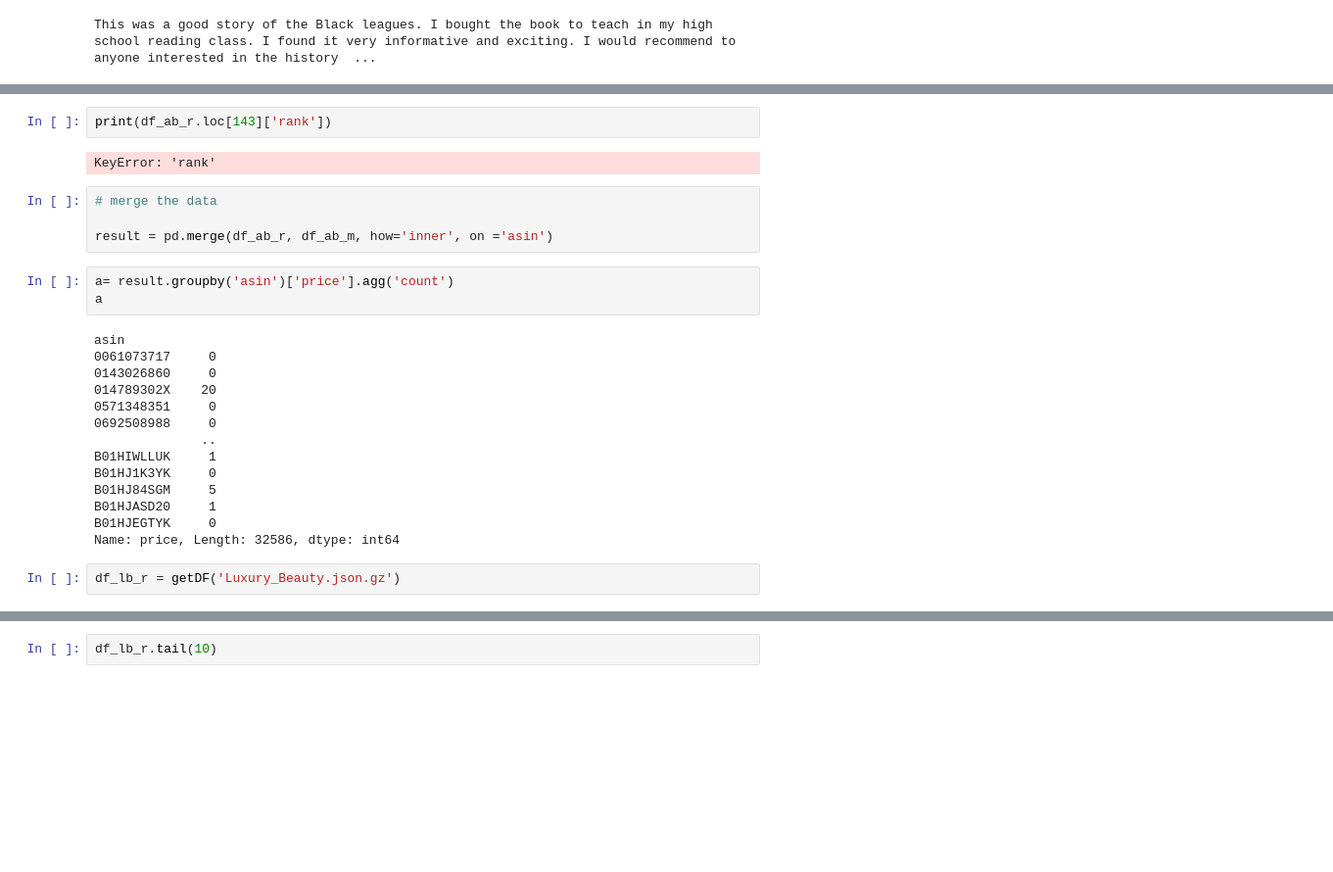
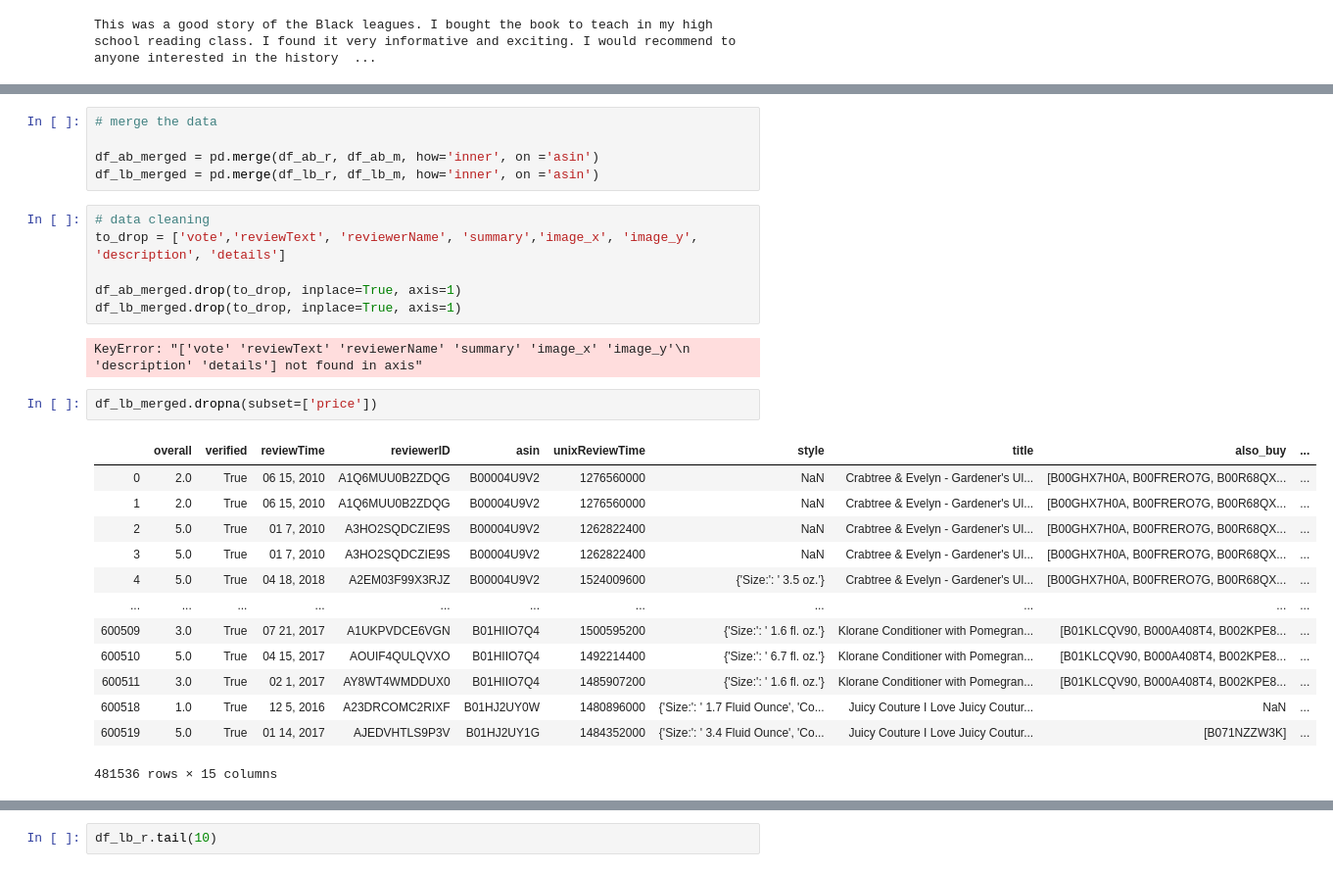
Before and after one commit to tunkymaestro/SMM635-Projects, a Jupyter notebook: Data/Data Visualisation - Group 9 MTP.ipynb, the cells around one changed output, grey strips where cells are left out. Shown at 98% size. Drawn from its saved outputs; the diff is of its cells as text; blank space fills up the shorter version.

```diff
--- a/Data/Data Visualisation - Group 9 MTP.ipynb
+++ b/Data/Data Visualisation - Group 9 MTP.ipynb
@@ -52,30 +53,32 @@ df_ab_m.tail()
 | 32990 | 12 White Feather Shuttlecocks Bir... | [https://images-na.ssl-images-ama... | GBSTORE | 965,673inBeautyPersonalCare( | All Beauty | B01HJASD20 | [Brand new and high quality Enabl... | NaN | NaN | $12.99 | ... |
 | 32991 | FESHFEN Scrunchy Scrunchies Synth... | [https://images-na.ssl-images-ama... | NaN | 478,123inBeautyPersonalCare( | All Beauty | B01HJEGTYK | NaN | [B06XNM7CGD, B071D7TMQS] | [B01HJEGQ6Q, B01L66EYCG, B00H7YZ7... | NaN | ... |
 | 27117 | NaN | [https://images-na.ssl-images-ama... | BCW | NaN | All Beauty | B01A9MZLS4 | NaN | [B00WRYQWW2, B00QGQTVHK, B00VUAYN... | [B00QGQTVHK, B00WRYQWW2, B00WRYP1... | $2.89 - $13.99 | ... |
-# %%
-print(df_ab_r.loc[143]['rank'])
-# %% [output]
-KeyError: 'rank'
 # %%
 # merge the data
 
-result = pd.merge(df_ab_r, df_ab_m, how='inner', on ='asin')
+df_ab_merged = pd.merge(df_ab_r, df_ab_m, how='inner', on ='asin')
+df_lb_merged = pd.merge(df_lb_r, df_lb_m, how='inner', on ='asin')
-# %%
-a= result.groupby('asin')['price'].agg('count')
-a
-# %% [output]
-asin
-0061073717     0
-0143026860     0
-014789302X    20
-0571348351     0
-0692508988     0
-              ..
-B01HIWLLUK     1
-B01HJ1K3YK     0
-B01HJ84SGM     5
-B01HJASD20     1
-B01HJEGTYK     0
-Name: price, Length: 32586, dtype: int64
-# %%
-df_lb_r = getDF('Luxury_Beauty.json.gz')
+# %%
+# data cleaning
+to_drop = ['vote','reviewText', 'reviewerName', 'summary','image_x', 'image_y', 'description', 'details']
+
+df_ab_merged.drop(to_drop, inplace=True, axis=1)
+df_lb_merged.drop(to_drop, inplace=True, axis=1)
+# %% [output]
+KeyError: "['vote' 'reviewText' 'reviewerName' 'summary' 'image_x' 'image_y'\n 'description' 'details'] not found in axis"
+# %%
+df_lb_merged.dropna(subset=['price'])
+# %% [output]
+|  | overall | verified | reviewTime | reviewerID | asin | unixReviewTime | style | title | also_buy | ... |
+| 0 | 2.0 | True | 06 15, 2010 | A1Q6MUU0B2ZDQG | B00004U9V2 | 1276560000 | NaN | Crabtree & Evelyn - Gardener's Ul... | [B00GHX7H0A, B00FRERO7G, B00R68QX... | ... |
+| 1 | 2.0 | True | 06 15, 2010 | A1Q6MUU0B2ZDQG | B00004U9V2 | 1276560000 | NaN | Crabtree & Evelyn - Gardener's Ul... | [B00GHX7H0A, B00FRERO7G, B00R68QX... | ... |
+| 2 | 5.0 | True | 01 7, 2010 | A3HO2SQDCZIE9S | B00004U9V2 | 1262822400 | NaN | Crabtree & Evelyn - Gardener's Ul... | [B00GHX7H0A, B00FRERO7G, B00R68QX... | ... |
+| 3 | 5.0 | True | 01 7, 2010 | A3HO2SQDCZIE9S | B00004U9V2 | 1262822400 | NaN | Crabtree & Evelyn - Gardener's Ul... | [B00GHX7H0A, B00FRERO7G, B00R68QX... | ... |
+| 4 | 5.0 | True | 04 18, 2018 | A2EM03F99X3RJZ | B00004U9V2 | 1524009600 | {'Size:': ' 3.5 oz.'} | Crabtree & Evelyn - Gardener's Ul... | [B00GHX7H0A, B00FRERO7G, B00R68QX... | ... |
+| ... | ... | ... | ... | ... | ... | ... | ... | ... | ... | ... |
+| 600509 | 3.0 | True | 07 21, 2017 | A1UKPVDCE6VGN | B01HIIO7Q4 | 1500595200 | {'Size:': ' 1.6 fl. oz.'} | Klorane Conditioner with Pomegran... | [B01KLCQV90, B000A408T4, B002KPE8... | ... |
+| 600510 | 5.0 | True | 04 15, 2017 | AOUIF4QULQVXO | B01HIIO7Q4 | 1492214400 | {'Size:': ' 6.7 fl. oz.'} | Klorane Conditioner with Pomegran... | [B01KLCQV90, B000A408T4, B002KPE8... | ... |
+| 600511 | 3.0 | True | 02 1, 2017 | AY8WT4WMDDUX0 | B01HIIO7Q4 | 1485907200 | {'Size:': ' 1.6 fl. oz.'} | Klorane Conditioner with Pomegran... | [B01KLCQV90, B000A408T4, B002KPE8... | ... |
+| 600518 | 1.0 | True | 12 5, 2016 | A23DRCOMC2RIXF | B01HJ2UY0W | 1480896000 | {'Size:': ' 1.7 Fluid Ounce', 'Co... | Juicy Couture I Love Juicy Coutur... | NaN | ... |
+| 600519 | 5.0 | True | 01 14, 2017 | AJEDVHTLS9P3V | B01HJ2UY1G | 1484352000 | {'Size:': ' 3.4 Fluid Ounce', 'Co... | Juicy Couture I Love Juicy Coutur... | [B071NZZW3K] | ... |
+481536 rows × 15 columns
```
Also changed, not shown: parts of 8 cells of this notebook.
